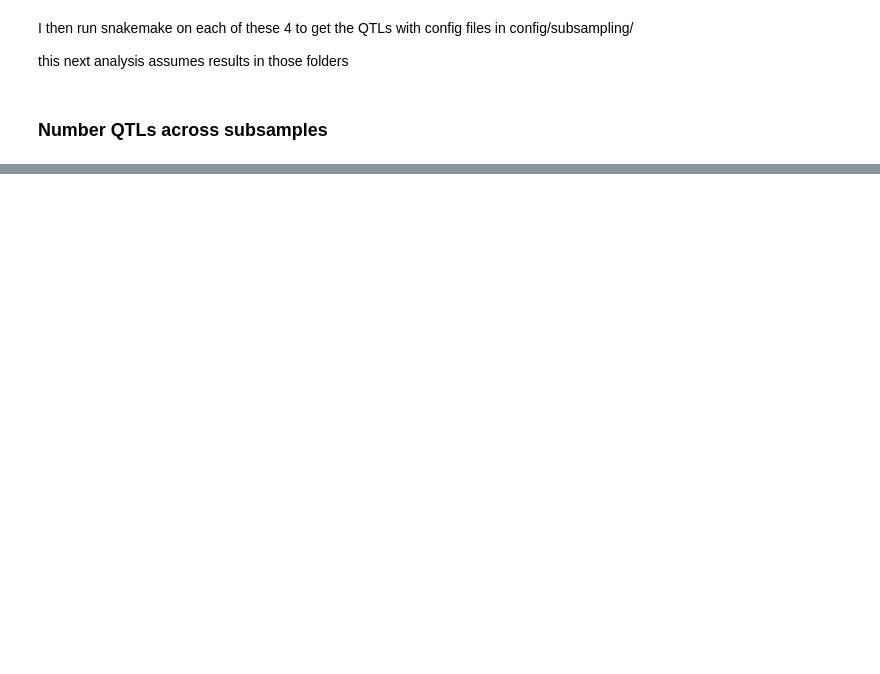
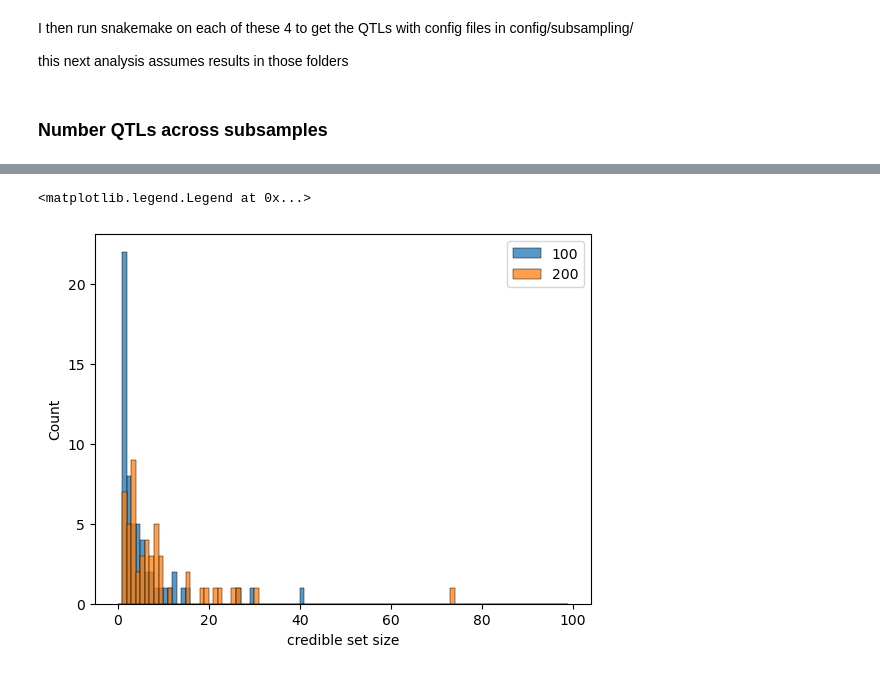
Before and after one commit to kal26/pcqtls, a Jupyter notebook: workflow/notebooks/pcqtl_analysis/subsampling.ipynb, the cells around one changed output, grey strips where cells are left out. Saved outputs shown, nothing was run; the diff lists cells and outputs as text; code cells hidden in the pictures; blank space fills up the shorter version.

```diff
--- a/workflow/notebooks/pcqtl_analysis/subsampling.ipynb
+++ b/workflow/notebooks/pcqtl_analysis/subsampling.ipynb
@@ -174,0 +220,11 @@ Text(0.5, 0.98, 'Subsampled counts')
+# %%
+fig, ax = plt.subplots()
+sns.histplot(sub_overlaps[100][(sub_overlaps[100]['lead_variant_id'].str.contains('chr22'))&(sub_overlaps[100]['orig_cs_dataset']=='control_eqtl')]['variant_list'].str.split(',').apply(len), bins=range(0, 100), ax=ax, label='100')
+sns.histplot(sub_overlaps[200][(sub_overlaps[200]['lead_variant_id'].str.contains('chr22'))&(sub_overlaps[100]['orig_cs_dataset']=='control_eqtl')]['variant_list'].str.split(',').apply(len), bins=range(0, 100), ax=ax, label='200')
+ax.set_ylabel('Count')
+ax.set_xlabel('credible set size')
+
+plt.legend()
+# %% [output]
+<matplotlib.legend.Legend at 0x...>
+[figure, added]
```
Also changed, not shown: parts of 13 cells of this notebook, 1 other file.
